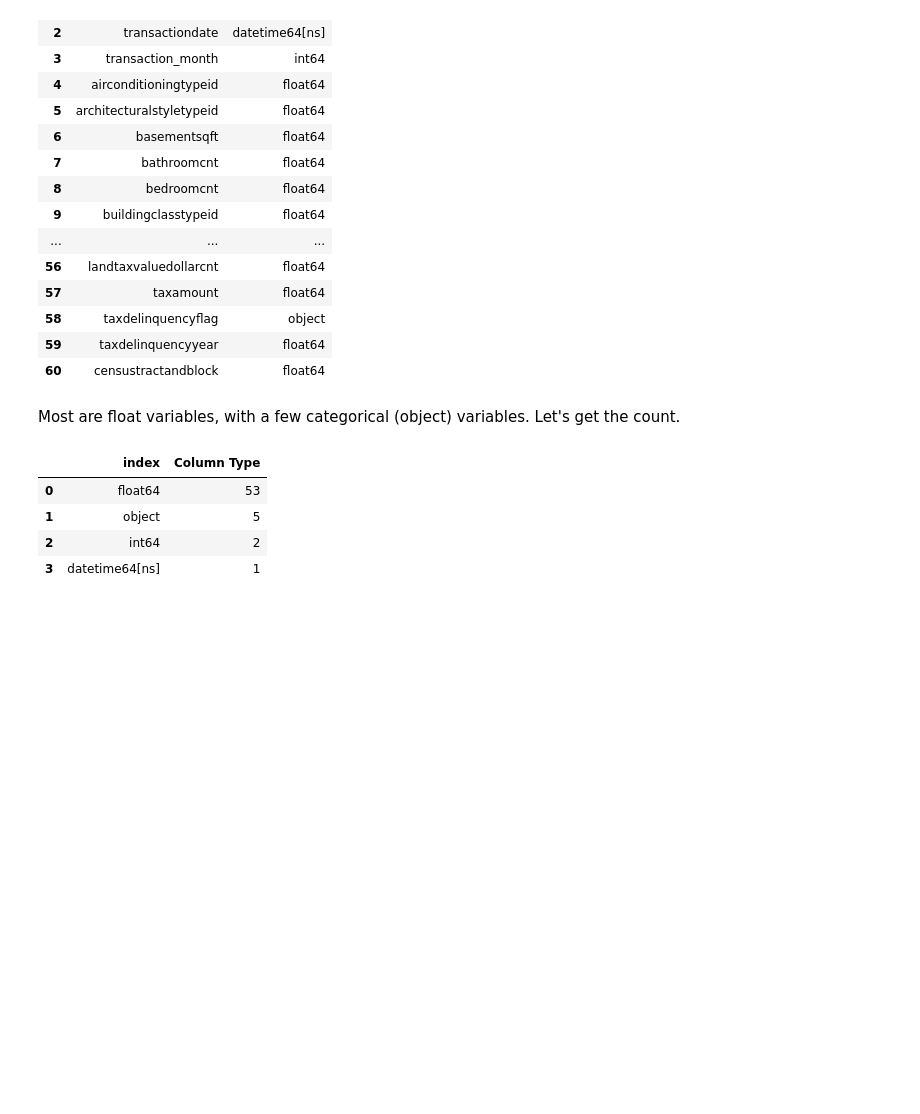
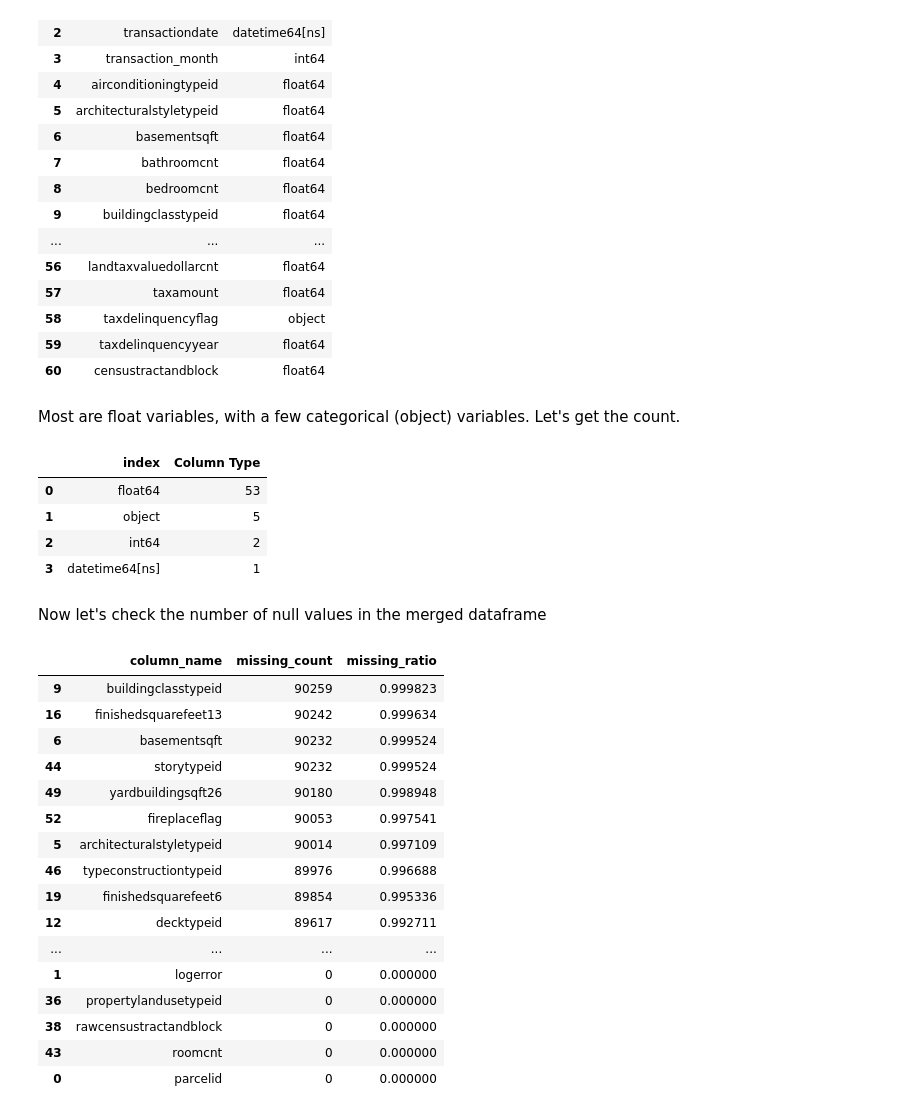
Before and after one commit to bhargav-borah/EDAZillowHomeValuePrediction, a Jupyter notebook: EDA_notebook.ipynb, the cells around one changed output. Drawn from its saved outputs; the diff is of its cells as text; code cells hidden in the pictures; blank space fills up the shorter version.

```diff
--- a/EDA_notebook.ipynb
+++ b/EDA_notebook.ipynb
@@ -207,3 +207,28 @@ dtype_df['Column Type'].value_counts().reset_index()
 | 1 | object | 5 |
 | 2 | int64 | 2 |
 | 3 | datetime64[ns] | 1 |
+# %% [markdown]
+Now let's check the number of null values in the merged dataframe
+# %%
+missing_df = train_df.isnull().sum(axis=0).reset_index()
+missing_df.columns = ['column_name', 'missing_count']
+missing_df['missing_ratio'] = missing_df['missing_count'] / train_df.shape[0]
+missing_df.sort_values(by='missing_ratio', ascending=False)
+# %% [output]
+|  | column_name | missing_count | missing_ratio |
+| 9 | buildingclasstypeid | 90259 | 0.999823 |
+| 16 | finishedsquarefeet13 | 90242 | 0.999634 |
+| 6 | basementsqft | 90232 | 0.999524 |
+| 44 | storytypeid | 90232 | 0.999524 |
+| 49 | yardbuildingsqft26 | 90180 | 0.998948 |
+| 52 | fireplaceflag | 90053 | 0.997541 |
+| 5 | architecturalstyletypeid | 90014 | 0.997109 |
+| 46 | typeconstructiontypeid | 89976 | 0.996688 |
+| 19 | finishedsquarefeet6 | 89854 | 0.995336 |
+| 12 | decktypeid | 89617 | 0.992711 |
+| ... | ... | ... | ... |
+| 1 | logerror | 0 | 0.000000 |
+| 36 | propertylandusetypeid | 0 | 0.000000 |
+| 38 | rawcensustractandblock | 0 | 0.000000 |
+| 43 | roomcnt | 0 | 0.000000 |
+| 0 | parcelid | 0 | 0.000000 |
```
Also changed, not shown: parts of 8 cells of this notebook.
